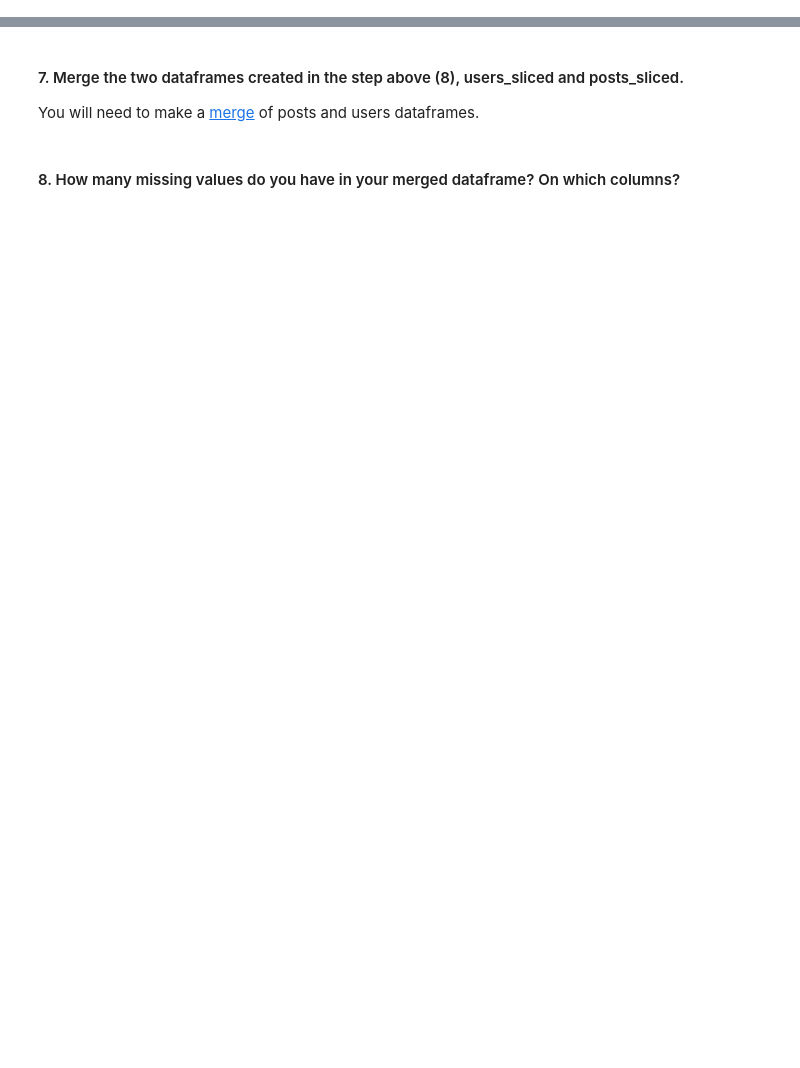
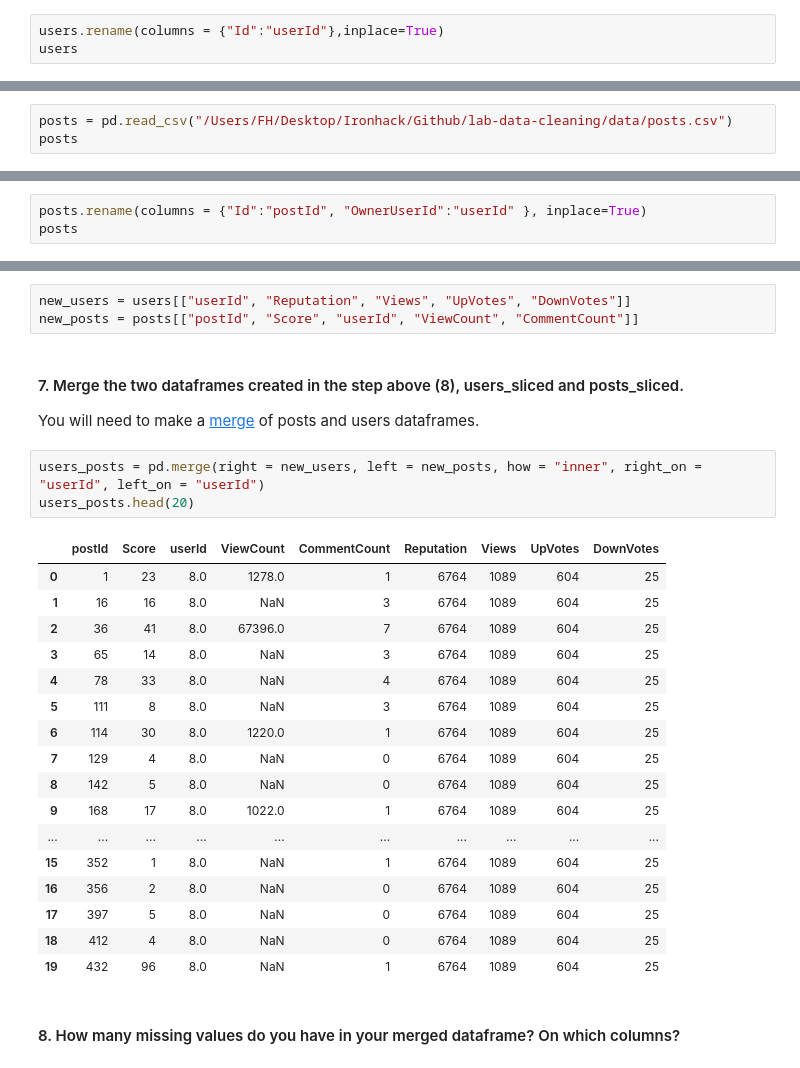
Before and after one commit to ta-data-remote/lab-data-cleaning, a Jupyter notebook: your-code/main.ipynb, the cells around one changed output, grey strips where cells are left out. Drawn from its saved outputs; the diff is of its cells as text; blank space fills up the shorter version.

```diff
--- a/your-code/main.ipynb
+++ b/your-code/main.ipynb
@@ -7,2 +26,5 @@
 # %% [markdown]
 #### 3. Rename Id column to userId.
+# %%
+users.rename(columns = {"Id":"userId"},inplace=True)
+users
@@ -9,2 +45,5 @@
 # %% [markdown]
 #### 4. Import the posts table.
+# %%
+posts = pd.read_csv("/Users/FH/Desktop/Ironhack/Github/lab-data-cleaning/data/posts.csv")
+posts
@@ -11,2 +64,5 @@
 # %% [markdown]
 #### 5. Rename Id column to postId and OwnerUserId to userId.
+# %%
+posts.rename(columns = {"Id":"postId", "OwnerUserId":"userId" }, inplace=True)
+posts
@@ -14,8 +84,32 @@
 #### 6. Define new dataframes for users and posts with the following selected columns:
 **users_sliced columns**: userId, Reputation, Views, UpVotes, DownVotes
 **posts_sliced columns**: postId, Score, userId, ViewCount, CommentCount
+# %%
+new_users = users[["userId", "Reputation", "Views", "UpVotes", "DownVotes"]]
+new_posts = posts[["postId", "Score", "userId", "ViewCount", "CommentCount"]]
 # %% [markdown]
 #### 7. Merge the two dataframes created in the step above (8), users_sliced and posts_sliced.
 You will need to make a [merge](https://pandas.pydata.org/pandas-docs/stable/generated/pandas.DataFrame.merge.html) of posts and users dataframes.
+# %%
+users_posts = pd.merge(right = new_users, left = new_posts, how = "inner", right_on = "userId", left_on = "userId")
+users_posts.head(20)
+# %% [output]
+|  | postId | Score | userId | ViewCount | CommentCount | Reputation | Views | UpVotes | DownVotes |
+| 0 | 1 | 23 | 8.0 | 1278.0 | 1 | 6764 | 1089 | 604 | 25 |
+| 1 | 16 | 16 | 8.0 | NaN | 3 | 6764 | 1089 | 604 | 25 |
+| 2 | 36 | 41 | 8.0 | 67396.0 | 7 | 6764 | 1089 | 604 | 25 |
+| 3 | 65 | 14 | 8.0 | NaN | 3 | 6764 | 1089 | 604 | 25 |
+| 4 | 78 | 33 | 8.0 | NaN | 4 | 6764 | 1089 | 604 | 25 |
+| 5 | 111 | 8 | 8.0 | NaN | 3 | 6764 | 1089 | 604 | 25 |
+| 6 | 114 | 30 | 8.0 | 1220.0 | 1 | 6764 | 1089 | 604 | 25 |
+| 7 | 129 | 4 | 8.0 | NaN | 0 | 6764 | 1089 | 604 | 25 |
+| 8 | 142 | 5 | 8.0 | NaN | 0 | 6764 | 1089 | 604 | 25 |
+| 9 | 168 | 17 | 8.0 | 1022.0 | 1 | 6764 | 1089 | 604 | 25 |
+| ... | ... | ... | ... | ... | ... | ... | ... | ... | ... |
+| 15 | 352 | 1 | 8.0 | NaN | 1 | 6764 | 1089 | 604 | 25 |
+| 16 | 356 | 2 | 8.0 | NaN | 0 | 6764 | 1089 | 604 | 25 |
+| 17 | 397 | 5 | 8.0 | NaN | 0 | 6764 | 1089 | 604 | 25 |
+| 18 | 412 | 4 | 8.0 | NaN | 0 | 6764 | 1089 | 604 | 25 |
+| 19 | 432 | 96 | 8.0 | NaN | 1 | 6764 | 1089 | 604 | 25 |
 # %% [markdown]
 #### 8. How many missing values do you have in your merged dataframe? On which columns?
```
Also changed, not shown: parts of 10 cells of this notebook.
